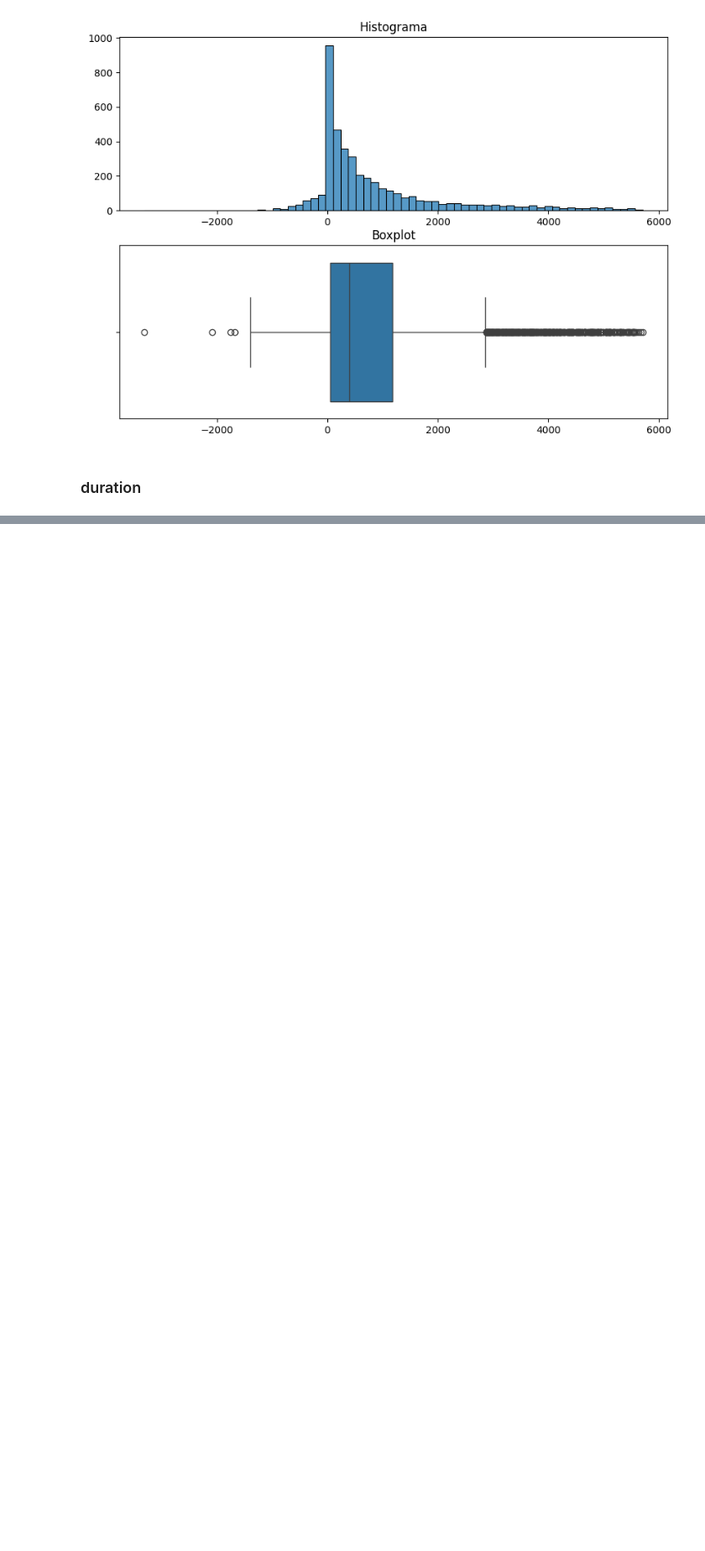
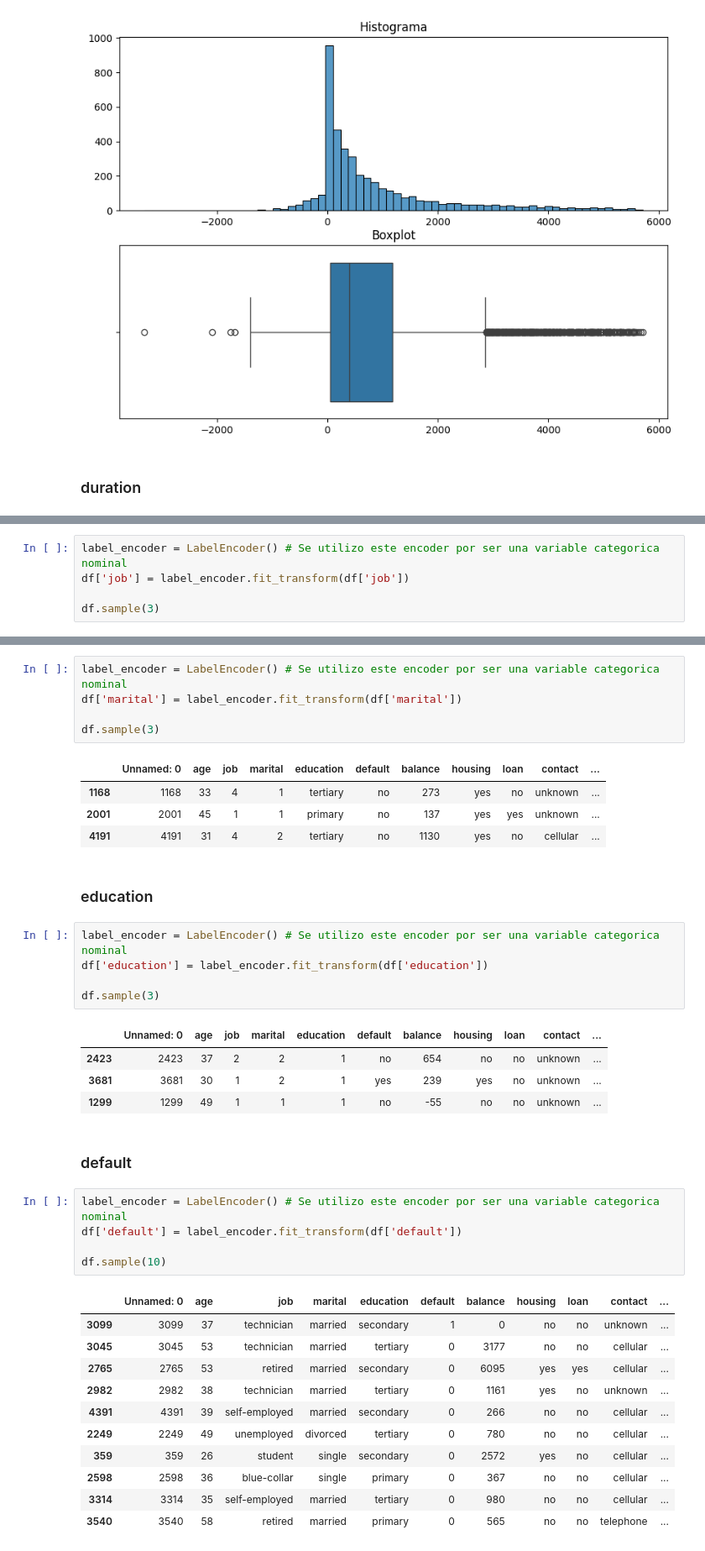
Before and after one commit to ptoledoc7/Prueba, a Jupyter notebook: Trabajo_final.ipynb, the cells around one changed output, grey strips where cells are left out. Shown at 84% size. Cells and saved outputs as stored; diff of their text form; blank space fills up the shorter version.

```diff
--- a/Trabajo_final.ipynb
+++ b/Trabajo_final.ipynb
@@ -551,0 +559,5 @@ plot_hist_box(df1, 'duration')
+# %%
+label_encoder = LabelEncoder() # Se utilizo este encoder por ser una variable categorica nominal
+df['job'] = label_encoder.fit_transform(df['job'])
+
+df.sample(3)
@@ -551,0 +571,41 @@ plot_hist_box(df1, 'duration')
+# %%
+label_encoder = LabelEncoder() # Se utilizo este encoder por ser una variable categorica nominal
+df['marital'] = label_encoder.fit_transform(df['marital'])
+
+df.sample(3)
+# %% [output]
+|  | Unnamed: 0 | age | job | marital | education | default | balance | housing | loan | contact | ... |
+| 1168 | 1168 | 33 | 4 | 1 | tertiary | no | 273 | yes | no | unknown | ... |
+| 2001 | 2001 | 45 | 1 | 1 | primary | no | 137 | yes | yes | unknown | ... |
+| 4191 | 4191 | 31 | 4 | 2 | tertiary | no | 1130 | yes | no | cellular | ... |
+# %% [markdown]
+### education
+# %%
+label_encoder = LabelEncoder() # Se utilizo este encoder por ser una variable categorica nominal
+df['education'] = label_encoder.fit_transform(df['education'])
+
+df.sample(3)
+# %% [output]
+|  | Unnamed: 0 | age | job | marital | education | default | balance | housing | loan | contact | ... |
+| 2423 | 2423 | 37 | 2 | 2 | 1 | no | 654 | no | no | unknown | ... |
+| 3681 | 3681 | 30 | 1 | 2 | 1 | yes | 239 | yes | no | unknown | ... |
+| 1299 | 1299 | 49 | 1 | 1 | 1 | no | -55 | no | no | unknown | ... |
+# %% [markdown]
+### default
+# %%
+label_encoder = LabelEncoder() # Se utilizo este encoder por ser una variable categorica nominal
+df['default'] = label_encoder.fit_transform(df['default'])
+
+df.sample(10)
+# %% [output]
+|  | Unnamed: 0 | age | job | marital | education | default | balance | housing | loan | contact | ... |
+| 3099 | 3099 | 37 | technician | married | secondary | 1 | 0 | no | no | unknown | ... |
+| 3045 | 3045 | 53 | technician | married | tertiary | 0 | 3177 | no | no | cellular | ... |
+| 2765 | 2765 | 53 | retired | married | secondary | 0 | 6095 | yes | yes | cellular | ... |
+| 2982 | 2982 | 38 | technician | married | tertiary | 0 | 1161 | yes | no | unknown | ... |
+| 4391 | 4391 | 39 | self-employed | married | secondary | 0 | 266 | no | no | cellular | ... |
+| 2249 | 2249 | 49 | unemployed | divorced | tertiary | 0 | 780 | no | no | cellular | ... |
+| 359 | 359 | 26 | student | single | secondary | 0 | 2572 | yes | no | cellular | ... |
+| 2598 | 2598 | 36 | blue-collar | single | primary | 0 | 367 | no | no | cellular | ... |
+| 3314 | 3314 | 35 | self-employed | married | tertiary | 0 | 980 | no | no | cellular | ... |
+| 3540 | 3540 | 58 | retired | married | primary | 0 | 565 | no | no | telephone | ... |
```
Also changed, not shown: parts of 13 cells of this notebook.
